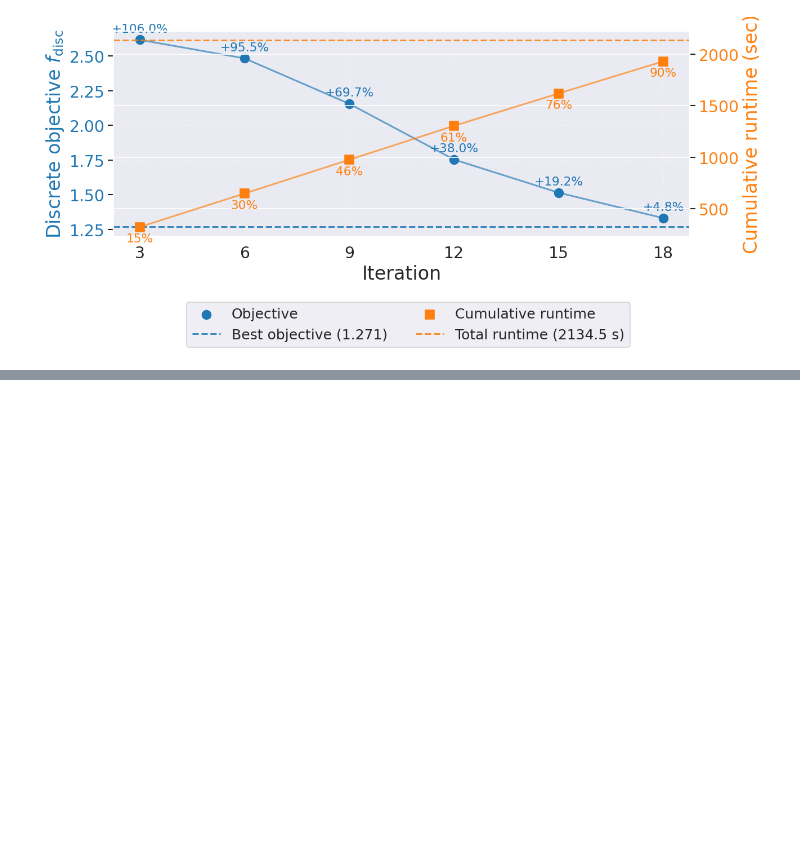
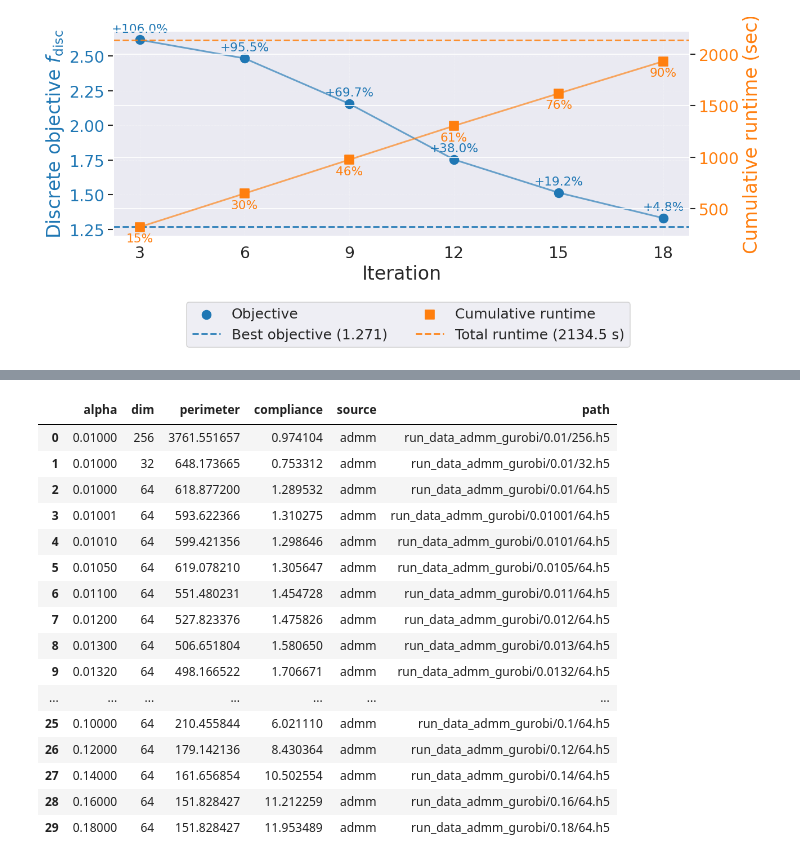
Before and after one commit to choudharyharsh122/admm_methods, a Jupyter notebook: admm_colin/admm_colin_viz.ipynb, the cells around one changed output, grey strips where cells are left out. Drawn from its saved outputs; the diff is of its cells as text; code cells hidden in the pictures; blank space fills up the shorter version.

```diff
--- a/admm_colin/admm_colin_viz.ipynb
+++ b/admm_colin/admm_colin_viz.ipynb
@@ -526,0 +802,20 @@ plt.show()
+# %%
+admm_df
+# %% [output]
+|  | alpha | dim | perimeter | compliance | source | path |
+| 0 | 0.01000 | 256 | 3761.551657 | 0.974104 | admm | run_data_admm_gurobi/0.01/256.h5 |
+| 1 | 0.01000 | 32 | 648.173665 | 0.753312 | admm | run_data_admm_gurobi/0.01/32.h5 |
+| 2 | 0.01000 | 64 | 618.877200 | 1.289532 | admm | run_data_admm_gurobi/0.01/64.h5 |
+| 3 | 0.01001 | 64 | 593.622366 | 1.310275 | admm | run_data_admm_gurobi/0.01001/64.h5 |
+| 4 | 0.01010 | 64 | 599.421356 | 1.298646 | admm | run_data_admm_gurobi/0.0101/64.h5 |
+| 5 | 0.01050 | 64 | 619.078210 | 1.305647 | admm | run_data_admm_gurobi/0.0105/64.h5 |
+| 6 | 0.01100 | 64 | 551.480231 | 1.454728 | admm | run_data_admm_gurobi/0.011/64.h5 |
+| 7 | 0.01200 | 64 | 527.823376 | 1.475826 | admm | run_data_admm_gurobi/0.012/64.h5 |
+| 8 | 0.01300 | 64 | 506.651804 | 1.580650 | admm | run_data_admm_gurobi/0.013/64.h5 |
+| 9 | 0.01320 | 64 | 498.166522 | 1.706671 | admm | run_data_admm_gurobi/0.0132/64.h5 |
+| ... | ... | ... | ... | ... | ... | ... |
+| 25 | 0.10000 | 64 | 210.455844 | 6.021110 | admm | run_data_admm_gurobi/0.1/64.h5 |
+| 26 | 0.12000 | 64 | 179.142136 | 8.430364 | admm | run_data_admm_gurobi/0.12/64.h5 |
+| 27 | 0.14000 | 64 | 161.656854 | 10.502554 | admm | run_data_admm_gurobi/0.14/64.h5 |
+| 28 | 0.16000 | 64 | 151.828427 | 11.212259 | admm | run_data_admm_gurobi/0.16/64.h5 |
+| 29 | 0.18000 | 64 | 151.828427 | 11.953489 | admm | run_data_admm_gurobi/0.18/64.h5 |
```
Also changed, not shown: parts of 19 cells of this notebook, 9 other files.
